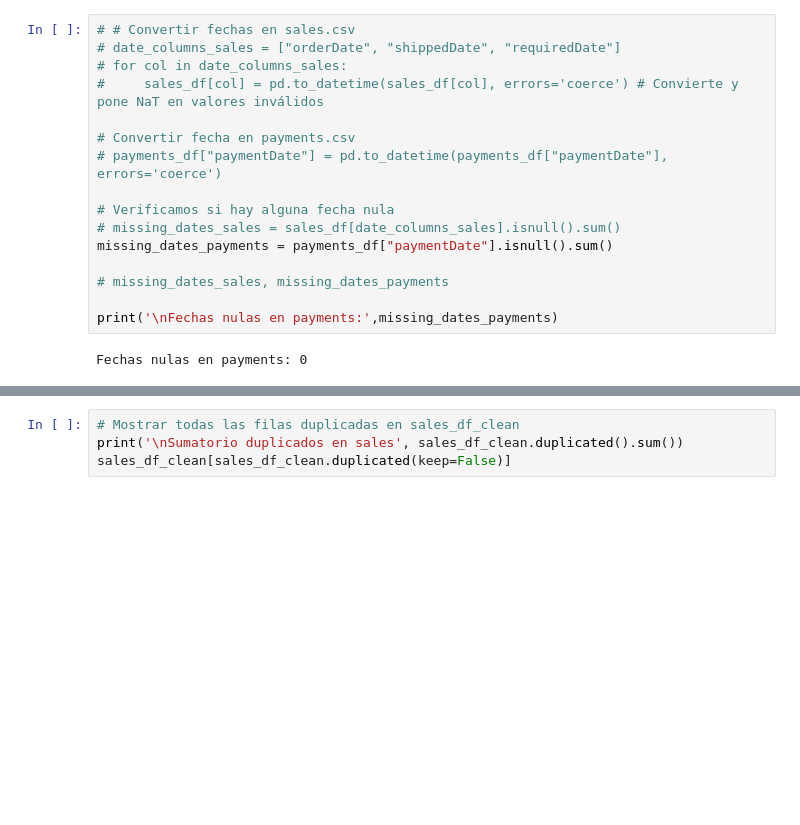
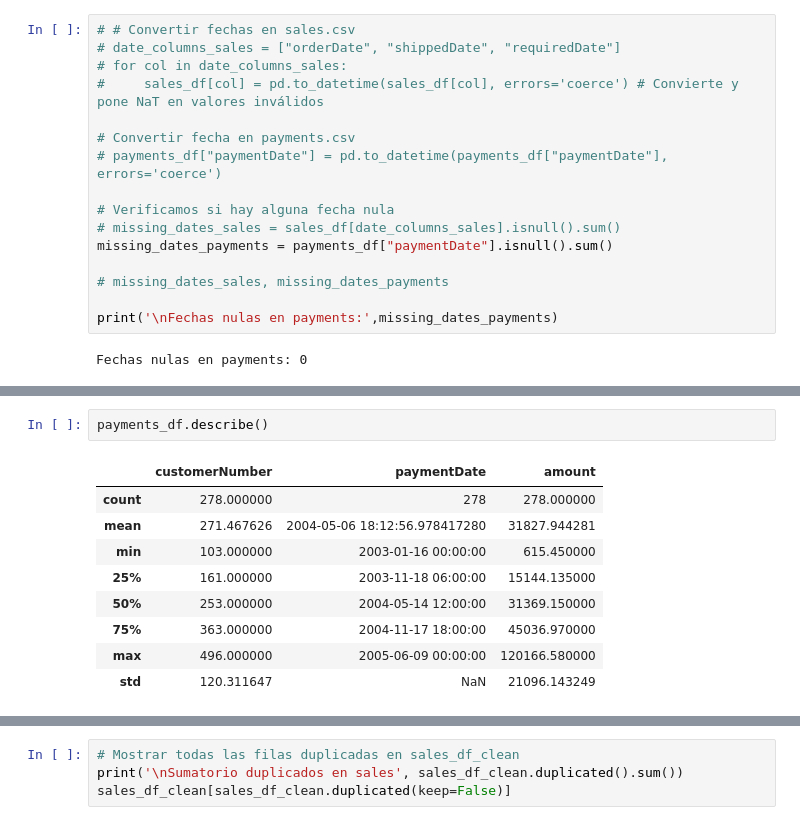
Before and after one commit to CarlosEsteve/python, a Jupyter notebook: Pandas/04.1.Ejercicio_DataQ_Perfilado_Propio.ipynb, the cells around one changed output, grey strips where cells are left out. Cells and saved outputs as stored; diff of their text form; blank space fills up the shorter version.

```diff
--- a/Pandas/04.1.Ejercicio_DataQ_Perfilado_Propio.ipynb
+++ b/Pandas/04.1.Ejercicio_DataQ_Perfilado_Propio.ipynb
@@ -265,0 +364,12 @@ Fechas nulas en payments: 0
+# %%
+payments_df.describe()
+# %% [output]
+|  | customerNumber | paymentDate | amount |
+| count | 278.000000 | 278 | 278.000000 |
+| mean | 271.467626 | 2004-05-06 18:12:56.978417280 | 31827.944281 |
+| min | 103.000000 | 2003-01-16 00:00:00 | 615.450000 |
+| 25% | 161.000000 | 2003-11-18 06:00:00 | 15144.135000 |
+| 50% | 253.000000 | 2004-05-14 12:00:00 | 31369.150000 |
+| 75% | 363.000000 | 2004-11-17 18:00:00 | 45036.970000 |
+| max | 496.000000 | 2005-06-09 00:00:00 | 120166.580000 |
+| std | 120.311647 | NaN | 21096.143249 |
```
Also changed, not shown: parts of 22 cells of this notebook, 2 other files.
